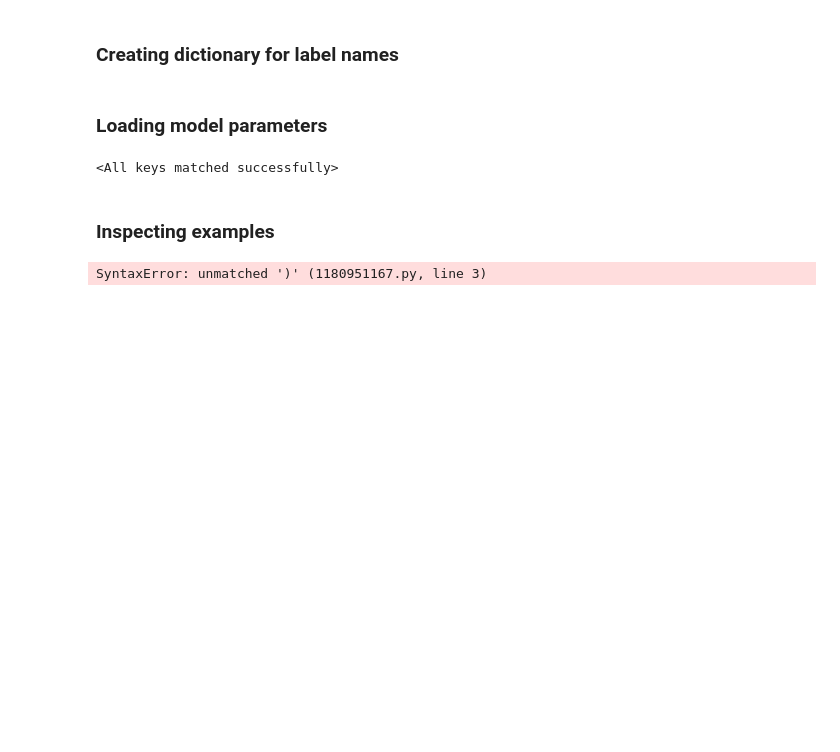
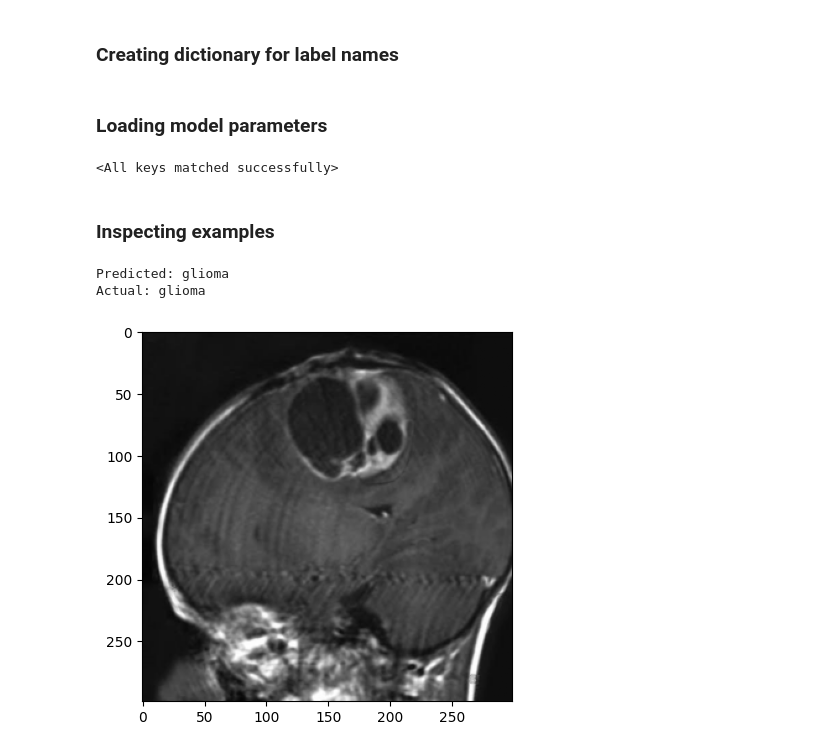
Before and after one commit to D21W12/SOW-BKI266, a Jupyter notebook: Final Assignment/analyses.ipynb, the cells around one changed output. Saved outputs shown, nothing was run; the diff lists cells and outputs as text; code cells hidden in the pictures; blank space fills up the shorter version.

```diff
--- a/Final Assignment/analyses.ipynb
+++ b/Final Assignment/analyses.ipynb
@@ -167,18 +197,20 @@ model.load_state_dict(torch.load(path, map_location=device))
 # %%
 model.eval()
 
-i = 0  # Change this variable to look at different images
+i = 5  # Change this variable to look at different images (good ones: 5, 512, 500)
 
 X, y = dataset[i]
 X = X.unsqueeze(0)
 y_pred = torch.argmax(model(X), dim=1)
 
 print(f"Predicted: {LABELS[y_pred.item()]}")
 print(f"Actual: {LABELS[y]}")
 
 image_show = X[0].permute((1, 2, 0)).numpy()
 plt.imshow(image_show)
 plt.show()
 # %% [output]
-SyntaxError: unmatched ')' (1180951167.py, line 3)
+Predicted: glioma
+Actual: glioma
+[figure, added]
 # %%
```
Also changed, not shown: parts of 18 cells of this notebook.
